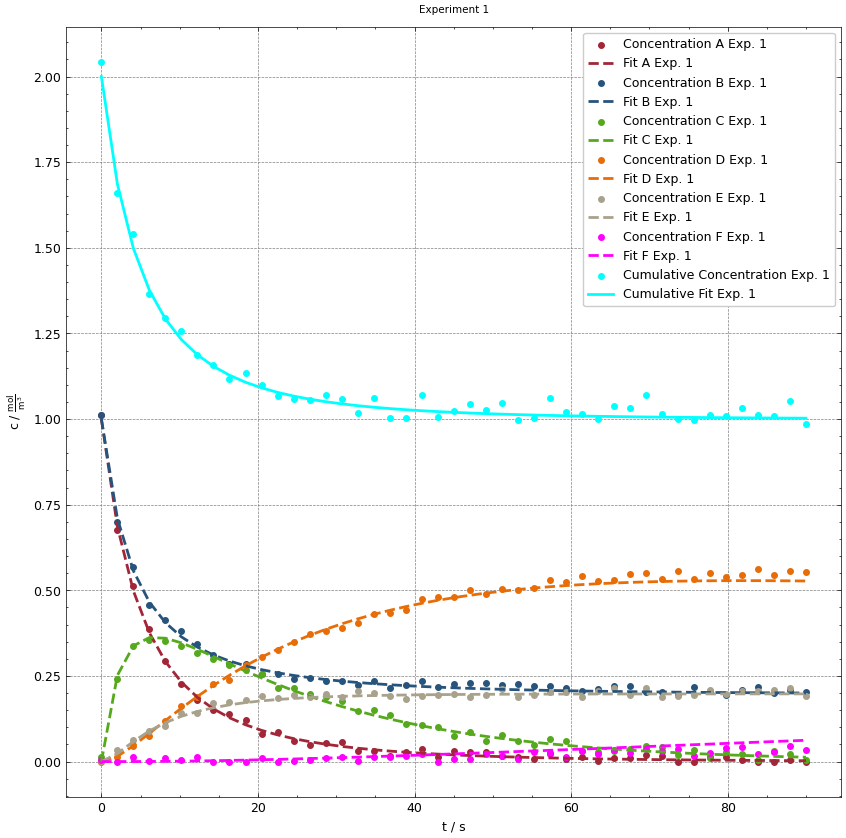
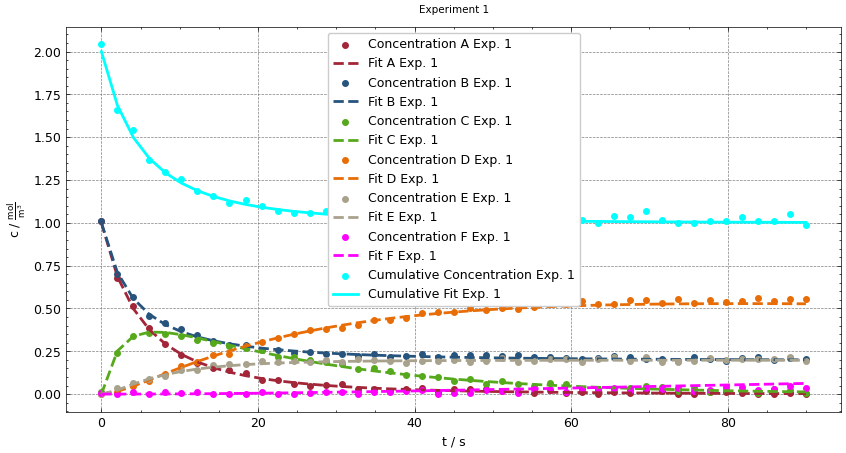
The change to this notebook cell's code, shown as a diff; its figure went from the first image to the second:
--- before
+++ after
@@ -3,5 +3,5 @@
  
     exp_idx = exp - 1           # convert to 0-based index
-    fig, ax = plt.subplots(figsize=(10, 6))
+    fig, ax = plt.subplots(figsize=(10, 5))
     cumulative     = 0          # sum of measured concentrations
     cumulative_fit = 0          # sum of simulated concentrations

Commit: Changed Plotsize